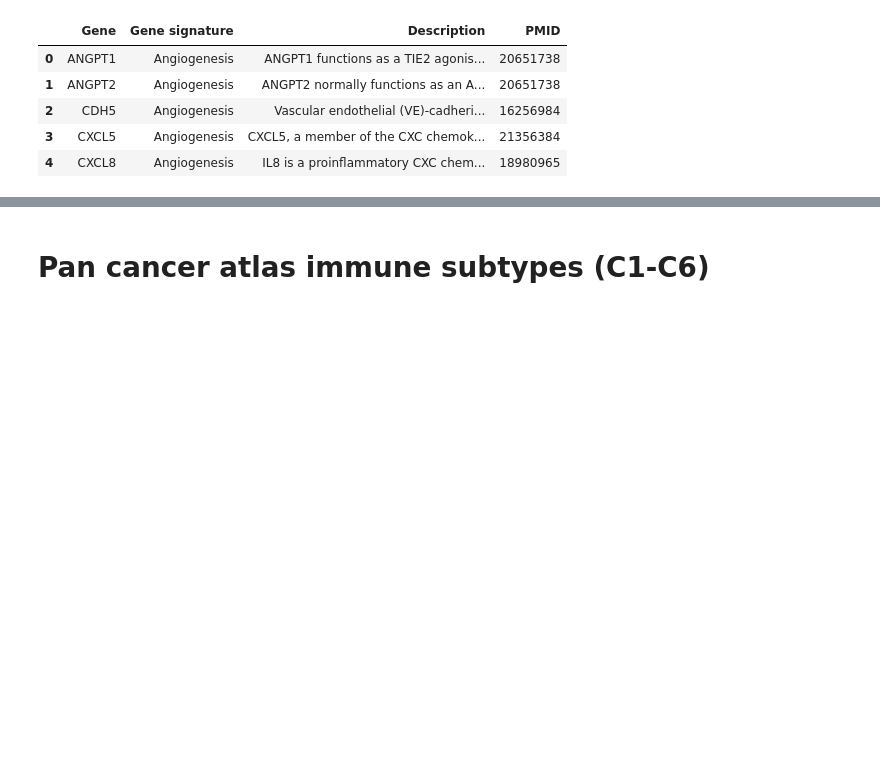
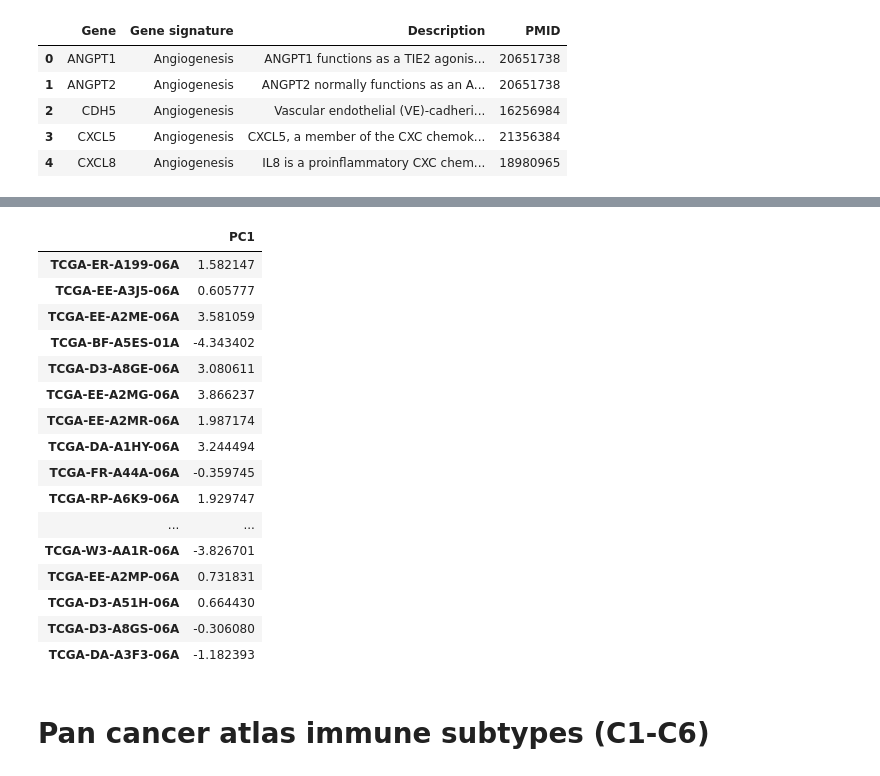
Before and after one commit to trainorp/darknightofthesoul, a Jupyter notebook: TCGA_proj.ipynb, the cells around one changed output, grey strips where cells are left out. Saved outputs shown, nothing was run; the diff lists cells and outputs as text; code cells hidden in the pictures; blank space fills up the shorter version.

```diff
--- a/TCGA_proj.ipynb
+++ b/TCGA_proj.ipynb
@@ -131,7 +137,7 @@ expr.index = expr.index.str.replace(r"\..*", "", regex = True)
 # %%
 gencode_map['Ensembl_ID'] = gencode_map['id'].str.replace(r"\.\d+$", "", regex = True)
 # %%
-def pathway_scores(pathway_name):
+def pathway_expr(pathway_name):
     genes = bag[bag['Gene signature'] == pathway_name]['Gene'].unique()
     matches = gencode_map[gencode_map['gene'].isin(genes)]['Ensembl_ID'].unique()
     gene_expr = expr.loc[expr.index.intersection(matches)]
@@ -160,2 +170,30 @@ pathway_scores('Angiogenesis')
+# %%
+def trans_pca(pathway_name):
+    gene_expr = pathway_expr(pathway_name)
+    trans_gene_expr = np.log2(gene_expr + 1e-4)
+    scaled_expr = StandardScaler().fit_transform(trans_gene_expr.T)
+    scaled_expr = pd.DataFrame(scaled_expr, index = gene_expr.columns, columns = gene_expr.index)
+    pca = PCA(n_components = 1).fit_transform(scaled_expr)
+    return pd.DataFrame(pca, index = scaled_expr.index, columns = ['PC1'])
+# %%
+trans_pca("Angiogenesis")
+# %% [output]
+|  | PC1 |
+| TCGA-ER-A199-06A | 1.582147 |
+| TCGA-EE-A3J5-06A | 0.605777 |
+| TCGA-EE-A2ME-06A | 3.581059 |
+| TCGA-BF-A5ES-01A | -4.343402 |
+| TCGA-D3-A8GE-06A | 3.080611 |
+| TCGA-EE-A2MG-06A | 3.866237 |
+| TCGA-EE-A2MR-06A | 1.987174 |
+| TCGA-DA-A1HY-06A | 3.244494 |
+| TCGA-FR-A44A-06A | -0.359745 |
+| TCGA-RP-A6K9-06A | 1.929747 |
+| ... | ... |
+| TCGA-W3-AA1R-06A | -3.826701 |
+| TCGA-EE-A2MP-06A | 0.731831 |
+| TCGA-D3-A51H-06A | 0.664430 |
+| TCGA-D3-A8GS-06A | -0.306080 |
+| TCGA-DA-A3F3-06A | -1.182393 |
 # %% [markdown]
 # Pan cancer atlas immune subtypes (C1-C6)
```
Also changed, not shown: parts of 5 cells of this notebook.
